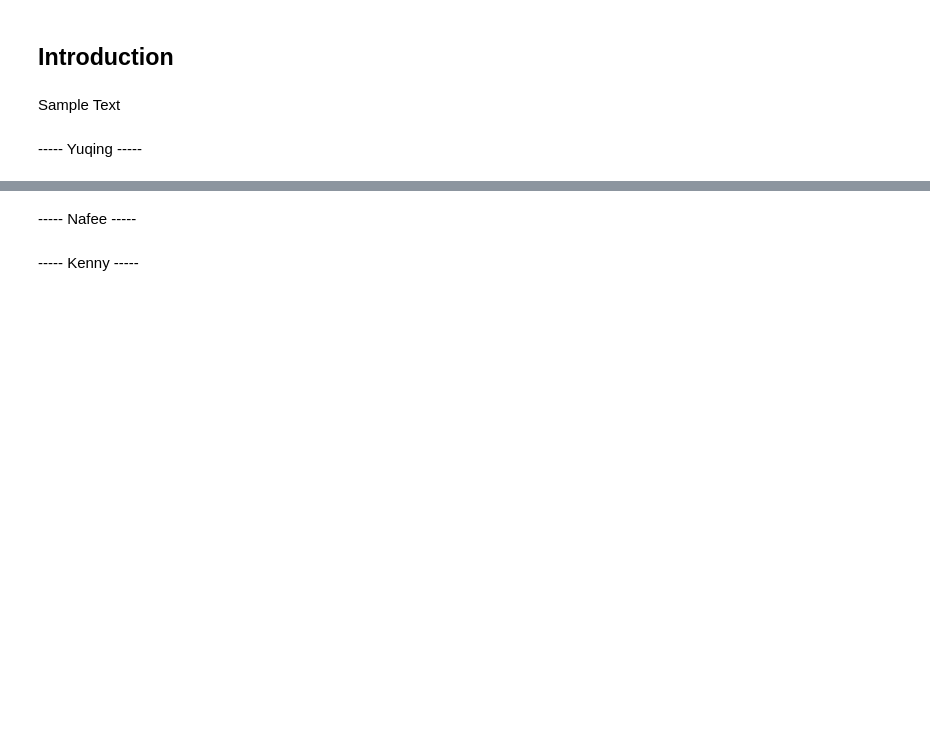
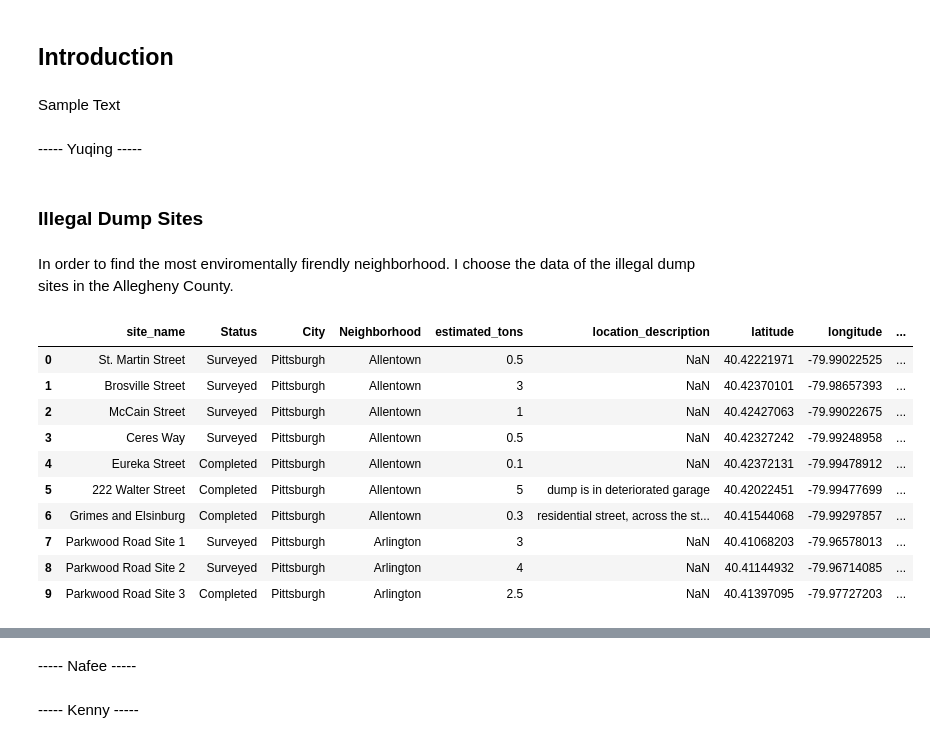
Before and after one commit to AndyDobrowolski/0010FinalProject, a Jupyter notebook: Main.ipynb, the cells around one changed output, grey strips where cells are left out. Drawn from its saved outputs; the diff is of its cells as text; code cells hidden in the pictures; blank space fills up the shorter version.

```diff
--- a/Main.ipynb
+++ b/Main.ipynb
@@ -11,3 +11,23 @@ import geopandas
 %matplotlib inline
 # %% [markdown]
  ----- Yuqing -----
+# %% [markdown]
+### Illegal Dump Sites
+# %% [markdown]
+In order to find the most enviromentally firendly neighborhood. I choose the data of the illegal dump sites in the Allegheny County.
+# %%
+# show the first ten rows of the data
+dumps = pd.read_csv('Datasets\illegaldumpsites.csv')
+dumps.head(10)
+# %% [output]
+|  | site_name | Status | City | Neighborhood | estimated_tons | location_description | latitude | longitude | ... |
+| 0 | St. Martin Street | Surveyed | Pittsburgh | Allentown | 0.5 | NaN | 40.42221971 | -79.99022525 | ... |
+| 1 | Brosville Street | Surveyed | Pittsburgh | Allentown | 3 | NaN | 40.42370101 | -79.98657393 | ... |
+| 2 | McCain Street | Surveyed | Pittsburgh | Allentown | 1 | NaN | 40.42427063 | -79.99022675 | ... |
+| 3 | Ceres Way | Surveyed | Pittsburgh | Allentown | 0.5 | NaN | 40.42327242 | -79.99248958 | ... |
+| 4 | Eureka Street | Completed | Pittsburgh | Allentown | 0.1 | NaN | 40.42372131 | -79.99478912 | ... |
+| 5 | 222 Walter Street | Completed | Pittsburgh | Allentown | 5 | dump is in deteriorated garage | 40.42022451 | -79.99477699 | ... |
+| 6 | Grimes and Elsinburg | Completed | Pittsburgh | Allentown | 0.3 | residential street, across the st... | 40.41544068 | -79.99297857 | ... |
+| 7 | Parkwood Road Site 1 | Surveyed | Pittsburgh | Arlington | 3 | NaN | 40.41068203 | -79.96578013 | ... |
+| 8 | Parkwood Road Site 2 | Surveyed | Pittsburgh | Arlington | 4 | NaN | 40.41144932 | -79.96714085 | ... |
+| 9 | Parkwood Road Site 3 | Completed | Pittsburgh | Arlington | 2.5 | NaN | 40.41397095 | -79.97727203 | ... |
```
Also changed, not shown: parts of 7 cells of this notebook.
